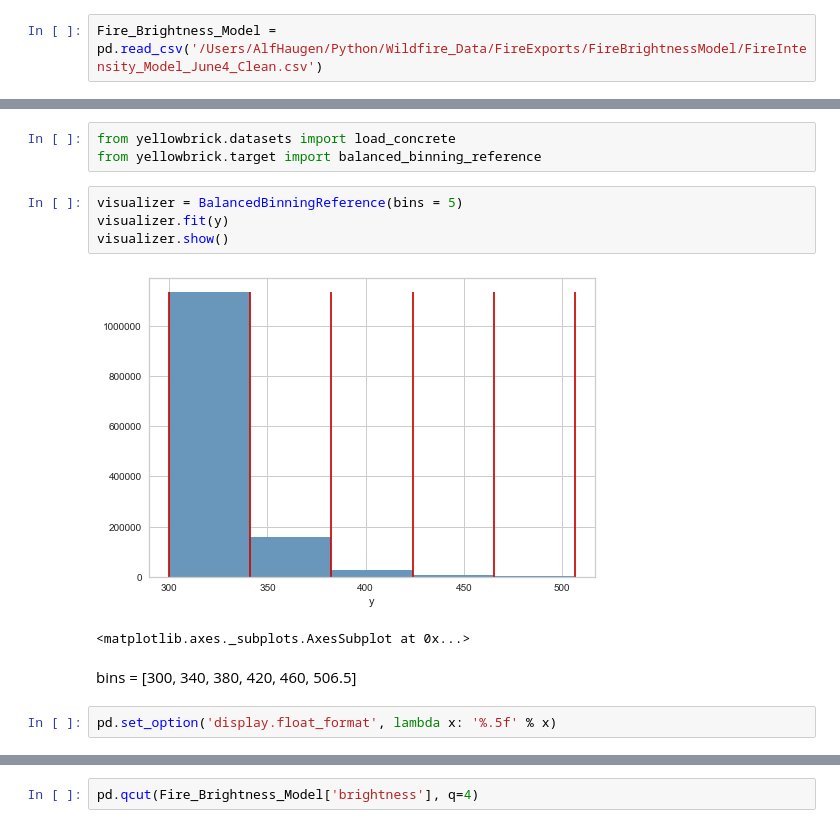
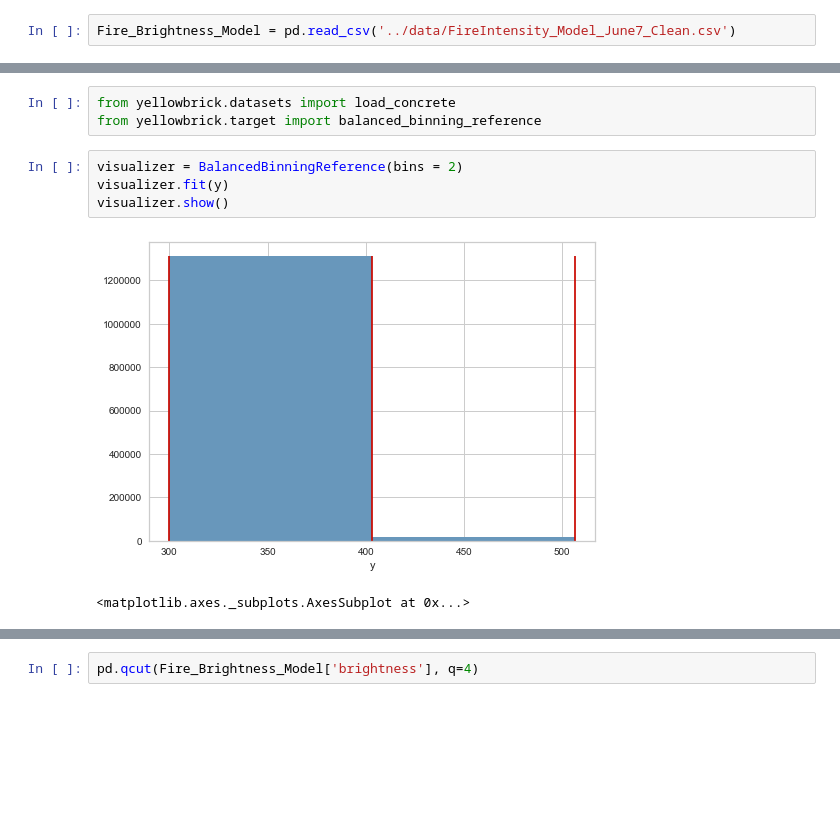
Before and after one commit to NahidGithub/Predicting-Wildfires, a Jupyter notebook: experimental code/Binning.ipynb, the cells around one changed output, grey strips where cells are left out. Saved outputs shown, nothing was run; the diff lists cells and outputs as text; blank space fills up the shorter version.

```diff
--- a/experimental code/Binning.ipynb
+++ b/experimental code/Binning.ipynb
@@ -17,7 +17,7 @@ from yellowbrick.target import BalancedBinningReference
 # Expanding number of columns:
 pd.set_option('display.max_columns', 40)
 # %%
-Fire_Brightness_Model = pd.read_csv('/Users/AlfHaugen/Python/Wildfire_Data/FireExports/FireBrightnessModel/FireIntensity_Model_June4_Clean.csv')
+Fire_Brightness_Model = pd.read_csv('../data/FireIntensity_Model_June7_Clean.csv')
 # %%
 print(Fire_Brightness_Model.shape)
 Fire_Brightness_Model.head()
@@ -70,13 +95,9 @@ y.shape
 from yellowbrick.datasets import load_concrete
 from yellowbrick.target import balanced_binning_reference
 # %%
-visualizer = BalancedBinningReference(bins = 5)
+visualizer = BalancedBinningReference(bins = 2)
 visualizer.fit(y)
 visualizer.show()
 # %% [output]
-[figure, old version]
+[figure, new version]
 <matplotlib.axes._subplots.AxesSubplot at 0x...>
-# %% [markdown]
-bins = [300, 340, 380, 420, 460, 506.5]
-# %%
-pd.set_option('display.float_format', lambda x: '%.5f' % x)
```
Also changed, not shown: parts of 13 cells of this notebook.
